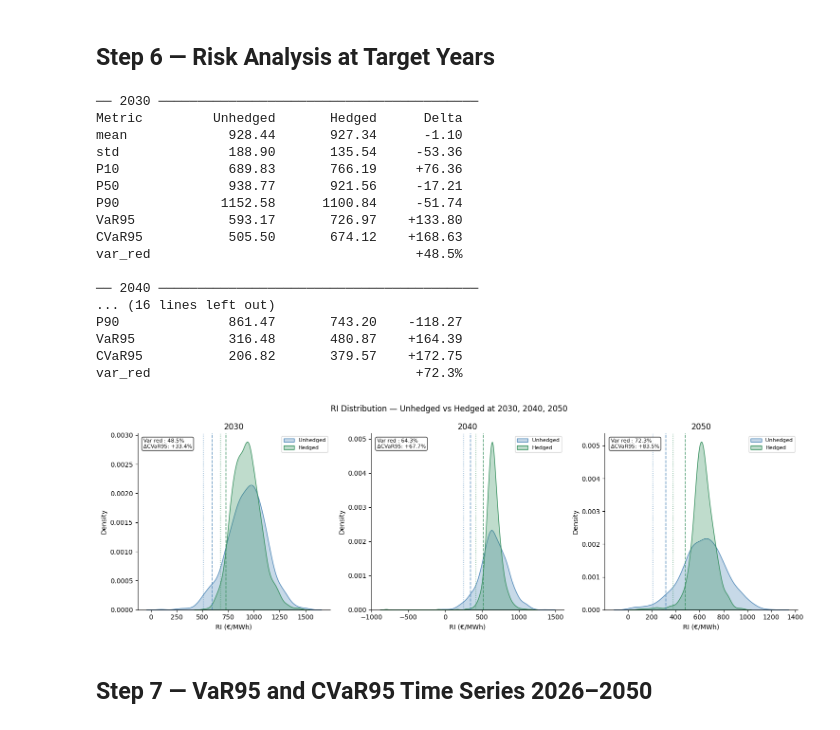
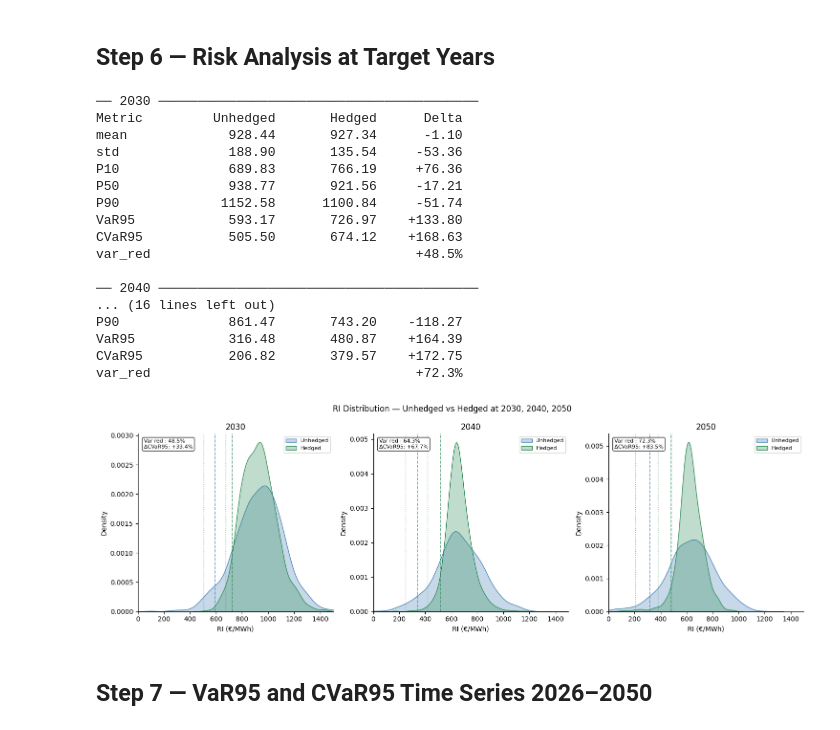
Before and after one commit to lucasmonero/Greenfin_Thesis, a Jupyter notebook: Code/Simulation/Hedge CR contract.ipynb, the cells around one changed output. Drawn from its saved outputs; the diff is of its cells as text; code cells hidden in the pictures.

```diff
--- a/Code/Simulation/Hedge CR contract.ipynb
+++ b/Code/Simulation/Hedge CR contract.ipynb
@@ -389,35 +394,36 @@ def step6_risk_analysis(ri_sim, target_years=TARGET_YEARS):
                 bbox=dict(boxstyle="round", fc="white", alpha=0.8))
         ax.set_title(str(y))
         ax.set_xlabel("RI (€/MWh)")
+        ax.set_xlim(0, 1500)
         ax.legend(fontsize=8)
 
     fig.suptitle("RI Distribution — Unhedged vs Hedged at 2030, 2040, 2050")
     sns.despine()
     plt.tight_layout()
     plt.show()
     return risk
 
 
 risk_table = step6_risk_analysis(ri_sim)
 # %% [output]
 ── 2030 ─────────────────────────────────────────
 Metric         Unhedged       Hedged      Delta
 mean             928.44       927.34      -1.10
 std              188.90       135.54     -53.36
 P10              689.83       766.19     +76.36
 P50              938.77       921.56     -17.21
 P90             1152.58      1100.84     -51.74
 VaR95            593.17       726.97    +133.80
 CVaR95           505.50       674.12    +168.63
 var_red                                  +48.5%
 
 ── 2040 ─────────────────────────────────────────
 ... (16 lines left out)
 P90              861.47       743.20    -118.27
 VaR95            316.48       480.87    +164.39
 CVaR95           206.82       379.57    +172.75
 var_red                                  +72.3%
-[figure, old version]
+[figure, new version]
 # %% [markdown]
 ## Step 7 — VaR95 and CVaR95 Time Series 2026–2050
 # %%
```
Also changed, not shown: parts of 1 cell of this notebook, 3 other files.
